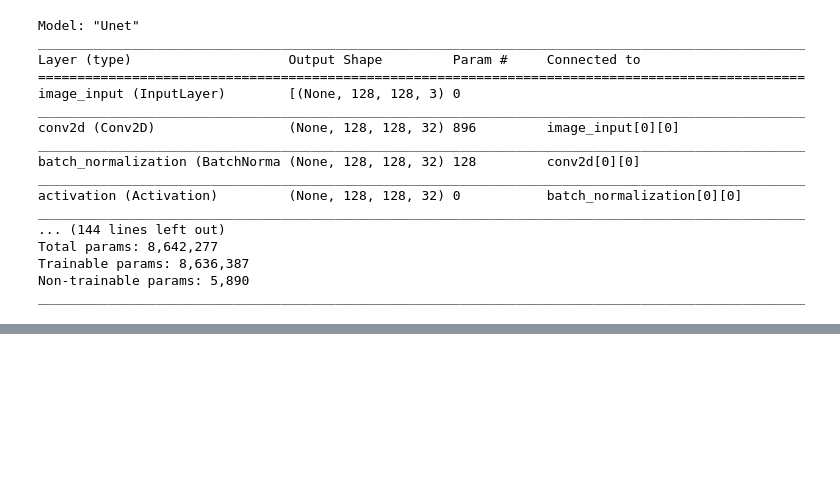
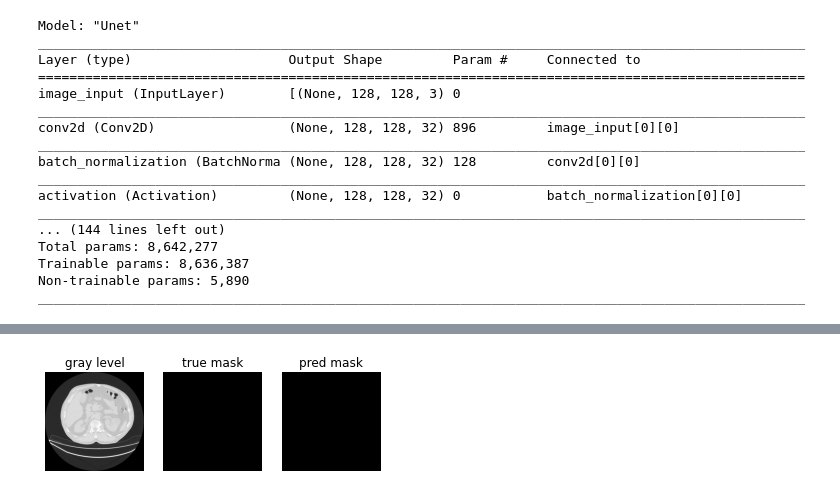
Before and after one commit to andres87sg/LungCT, a Jupyter notebook: LungSegm.ipynb, the cells around one changed output, grey strips where cells are left out. Drawn from its saved outputs; the diff is of its cells as text; code cells hidden in the pictures; blank space fills up the shorter version.

```diff
--- a/LungSegm.ipynb
+++ b/LungSegm.ipynb
@@ -256,0 +398,16 @@ plt.legend(loc='lower right')
+# %%
+plt.subplot(1,3,1)
+plt.imshow(im_gray,cmap='gray')
+plt.title('gray level')
+plt.axis('off')
+plt.subplot(1,3,2)
+plt.imshow(true_mask,cmap='gray')
+plt.title('true mask')
+plt.axis('off')
+plt.subplot(1,3,3)
+plt.title('pred mask')
+plt.imshow(pred_mask,cmap='gray')
+plt.axis('off')
+plt.show()
+# %% [output]
+[figure, added]
```
Also changed, not shown: parts of 7 cells of this notebook.
